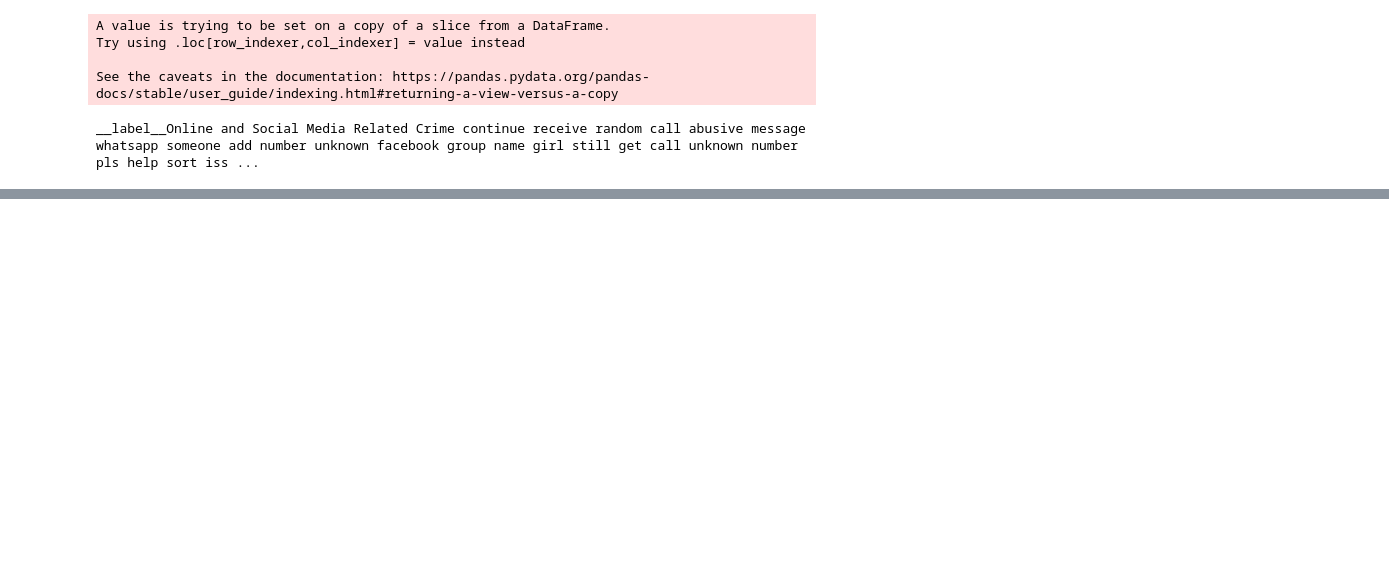
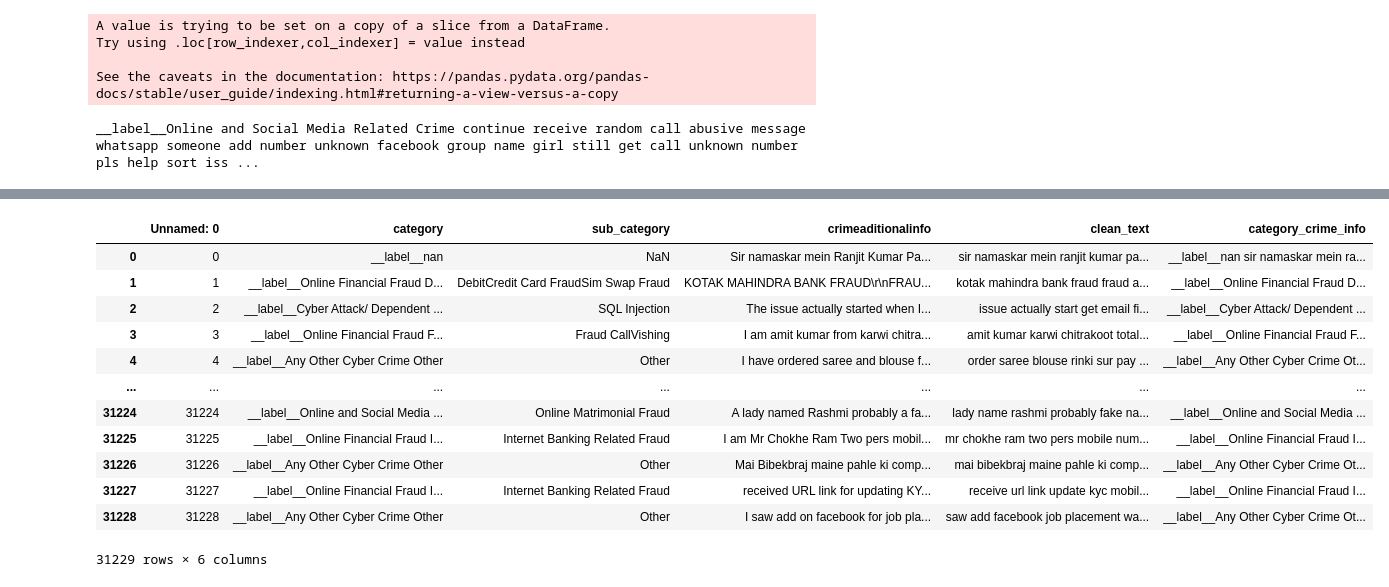
Before and after one commit to pgothand/IndiaAI_CyberGuard_AI_Hackathon, a Jupyter notebook: eda_preprocss_model_selection_train_model.ipynb, the cells around one changed output, grey strips where cells are left out. Drawn from its saved outputs; the diff is of its cells as text; code cells hidden in the pictures; blank space fills up the shorter version.

```diff
--- a/eda_preprocss_model_selection_train_model.ipynb
+++ b/eda_preprocss_model_selection_train_model.ipynb
@@ -564,0 +904,17 @@ Test data's Recall        : 99.77310788180002
+# %%
+partha = pd.read_csv("partha_tst.csv")
+partha
+# %% [output]
+|  | Unnamed: 0 | category | sub_category | crimeaditionalinfo | clean_text | category_crime_info |
+| 0 | 0 | __label__nan | NaN | Sir namaskar mein Ranjit Kumar Pa... | sir namaskar mein ranjit kumar pa... | __label__nan sir namaskar mein ra... |
+| 1 | 1 | __label__Online Financial Fraud D... | DebitCredit Card FraudSim Swap Fraud | KOTAK MAHINDRA BANK FRAUD\r\nFRAU... | kotak mahindra bank fraud fraud a... | __label__Online Financial Fraud D... |
+| 2 | 2 | __label__Cyber Attack/ Dependent ... | SQL Injection | The issue actually started when I... | issue actually start get email fi... | __label__Cyber Attack/ Dependent ... |
+| 3 | 3 | __label__Online Financial Fraud F... | Fraud CallVishing | I am amit kumar from karwi chitra... | amit kumar karwi chitrakoot total... | __label__Online Financial Fraud F... |
+| 4 | 4 | __label__Any Other Cyber Crime Other | Other | I have ordered saree and blouse f... | order saree blouse rinki sur pay ... | __label__Any Other Cyber Crime Ot... |
+| ... | ... | ... | ... | ... | ... | ... |
+| 31224 | 31224 | __label__Online and Social Media ... | Online Matrimonial Fraud | A lady named Rashmi probably a fa... | lady name rashmi probably fake na... | __label__Online and Social Media ... |
+| 31225 | 31225 | __label__Online Financial Fraud I... | Internet Banking Related Fraud | I am Mr Chokhe Ram Two pers mobil... | mr chokhe ram two pers mobile num... | __label__Online Financial Fraud I... |
+| 31226 | 31226 | __label__Any Other Cyber Crime Other | Other | Mai Bibekbraj maine pahle ki comp... | mai bibekbraj maine pahle ki comp... | __label__Any Other Cyber Crime Ot... |
+| 31227 | 31227 | __label__Online Financial Fraud I... | Internet Banking Related Fraud | received URL link for updating KY... | receive url link update kyc mobil... | __label__Online Financial Fraud I... |
+| 31228 | 31228 | __label__Any Other Cyber Crime Other | Other | I saw add on facebook for job pla... | saw add facebook job placement wa... | __label__Any Other Cyber Crime Ot... |
+31229 rows × 6 columns
```
Also changed, not shown: parts of 37 cells of this notebook, 2 other files.
